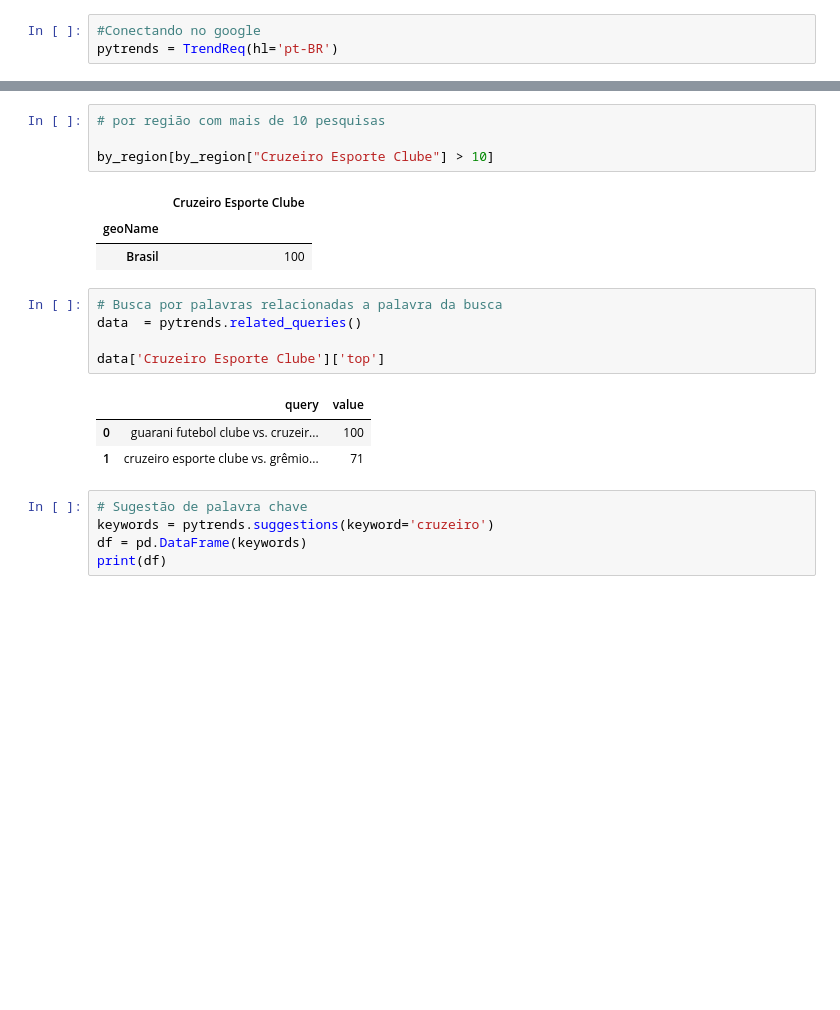
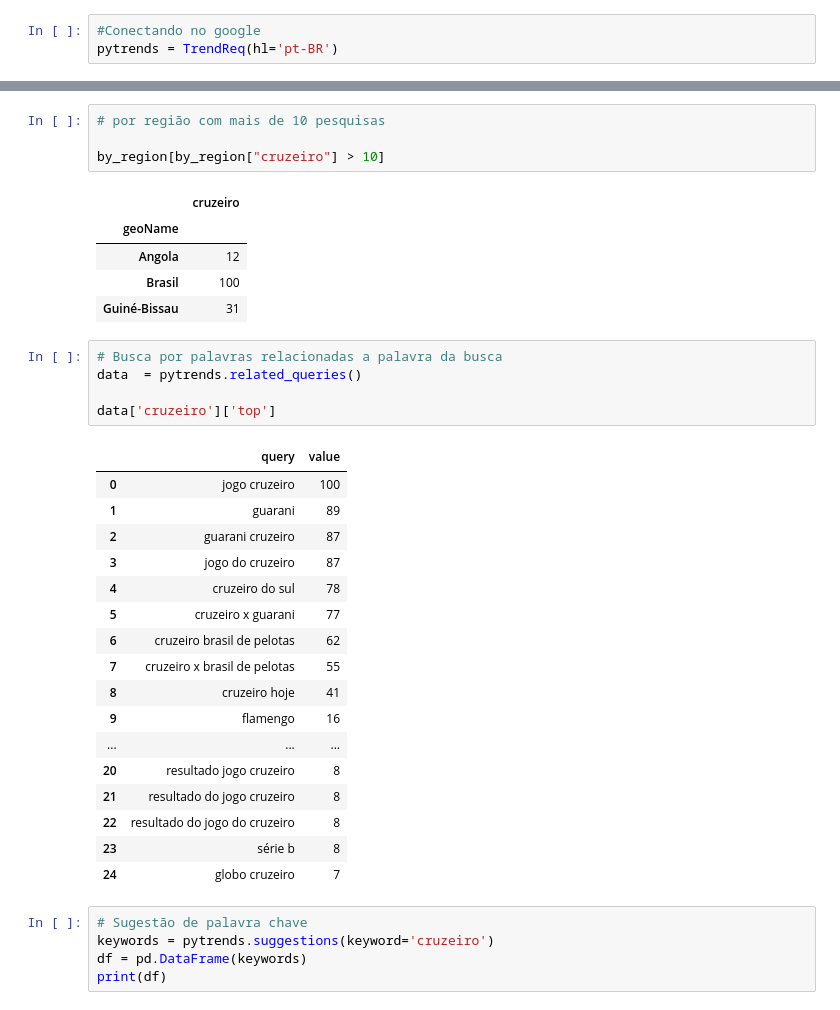
Before and after one commit to silenozlt/google_treads, a Jupyter notebook: Google_treads_with_python.ipynb, the cells around one changed output, grey strips where cells are left out. Drawn from its saved outputs; the diff is of its cells as text; blank space fills up the shorter version.

```diff
--- a/Google_treads_with_python.ipynb
+++ b/Google_treads_with_python.ipynb
@@ -71,20 +72,36 @@ by_region.head(10)
 # %%
 # por região com mais de 10 pesquisas
 
-by_region[by_region["Cruzeiro Esporte Clube"] > 10]
+by_region[by_region["cruzeiro"] > 10]
 # %% [output]
-|  | Cruzeiro Esporte Clube |
+|  | cruzeiro |
 | geoName |  |
+| Angola | 12 |
 | Brasil | 100 |
+| Guiné-Bissau | 31 |
 # %%
 # Busca por palavras relacionadas a palavra da busca
 data  = pytrends.related_queries()
 
-data['Cruzeiro Esporte Clube']['top']
+data['cruzeiro']['top']
 # %% [output]
 |  | query | value |
-| 0 | guarani futebol clube vs. cruzeir... | 100 |
-| 1 | cruzeiro esporte clube vs. grêmio... | 71 |
+| 0 | jogo cruzeiro | 100 |
+| 1 | guarani | 89 |
+| 2 | guarani cruzeiro | 87 |
+| 3 | jogo do cruzeiro | 87 |
+| 4 | cruzeiro do sul | 78 |
+| 5 | cruzeiro x guarani | 77 |
+| 6 | cruzeiro brasil de pelotas | 62 |
+| 7 | cruzeiro x brasil de pelotas | 55 |
+| 8 | cruzeiro hoje | 41 |
+| 9 | flamengo | 16 |
+| ... | ... | ... |
+| 20 | resultado jogo cruzeiro | 8 |
+| 21 | resultado do jogo cruzeiro | 8 |
+| 22 | resultado do jogo do cruzeiro | 8 |
+| 23 | série b | 8 |
+| 24 | globo cruzeiro | 7 |
 # %%
 # Sugestão de palavra chave
 keywords = pytrends.suggestions(keyword='cruzeiro')
```
Also changed, not shown: parts of 4 cells of this notebook.
